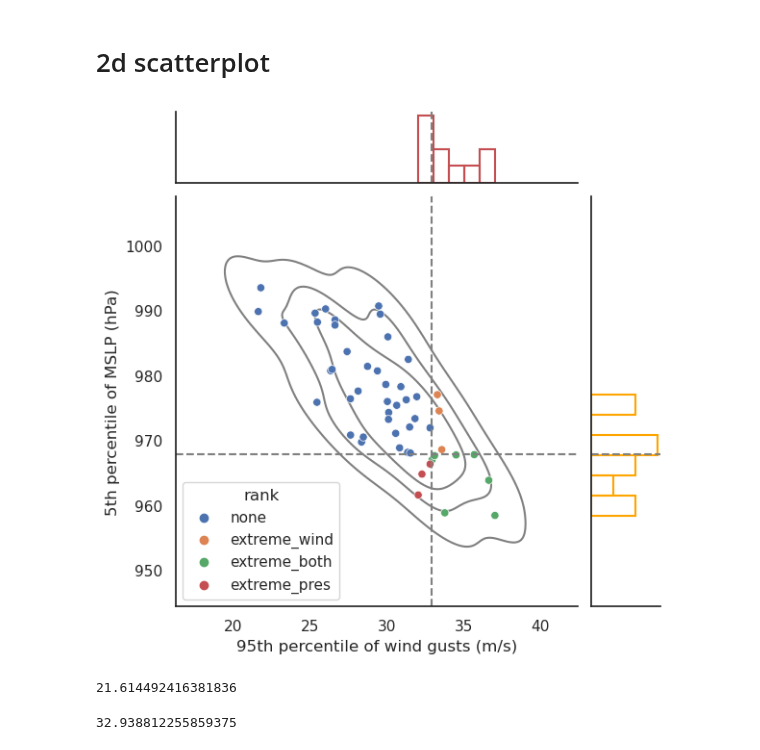
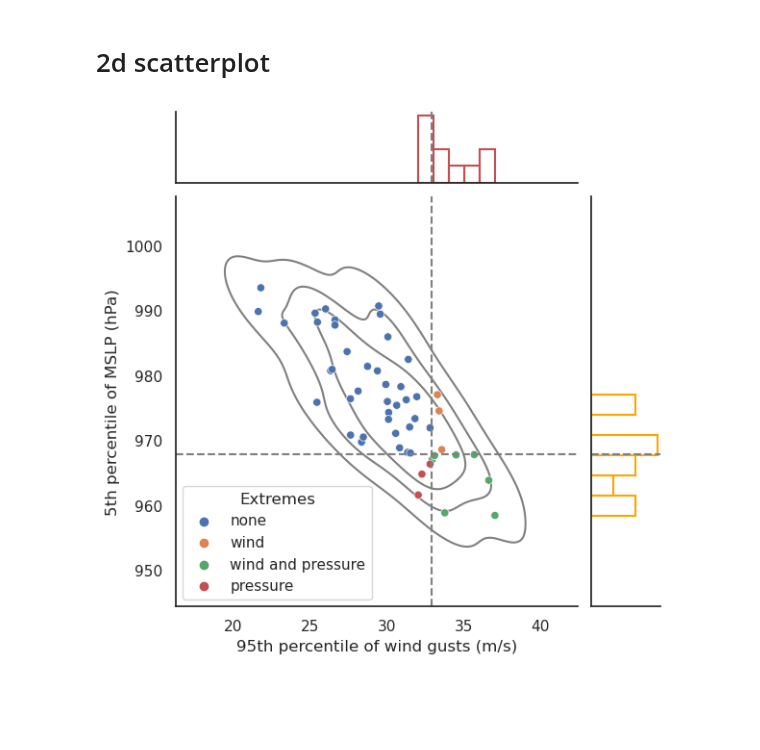
Before and after one commit to shirin-ermis/Storm_Eunice, a Jupyter notebook: notebooks/04_composite_analysis.ipynb, the cells around one changed output. Drawn from its saved outputs; the diff is of its cells as text; code cells hidden in the pictures; blank space fills up the shorter version.

Commit message:
improved legend

```diff
--- a/notebooks/04_composite_analysis.ipynb
+++ b/notebooks/04_composite_analysis.ipynb
@@ -177,33 +177,29 @@ extreme_members = pd.DataFrame(data = {'number':list(range(0,51)),
 # %%
 g = sns.JointGrid(data=extreme_members, x="fg10_95", y="msl_05")
 
-sns.scatterplot(data = extreme_members,  x = 'fg10_95', y = 'msl_05',
+sc = sns.scatterplot(data = extreme_members,  x = 'fg10_95', y = 'msl_05',
                 color = 'black', marker = 'o', hue = 'rank', ax = g.ax_joint)
+new_labels = ['none', 'wind', 'wind and pressure', 'pressure']
+sc.get_legend().set_title('Extremes')
+for t, l in zip(sc.get_legend().texts, new_labels):
+    t.set_text(l)
 
 sns.histplot(data = extreme_members[(extreme_members['rank'].isin(['extreme_pres','extreme_both']))].fg10_95,
             ax = g.ax_marg_x, color = 'r', fill = False)
 
 sns.histplot(data = extreme_members[(extreme_members['rank'].isin(['extreme_wind','extreme_both']))],
              y = 'msl_05',
              ax = g.ax_marg_y, color = 'orange', fill = False)
 
 g.plot_joint(sns.kdeplot, color="grey", zorder=0, levels=[0.05, 0.25, 0.5])
 
 g.refline(x = fg10_95.sortby(fg10_95).values[-10:].min())
 g.refline(y = msl_05.sortby(msl_05).values[:10].max()/100)
 
 sns.despine()
 g.set_axis_labels('95th percentile of wind gusts (m/s)','5th percentile of MSLP (hPa)')
 
 plt.savefig('04_kdeplot_95th-5th-perc-wind-and-pressure.png')
 plt.savefig('04_kdeplot_95th-5th-perc-wind-and-pressure.pdf')
 # %% [output]
-[figure, old version]
+[figure, new version]
-# %%
-fg10_95.values.min()
-# %% [output]
-21.614492416381836
-# %%
-fg10_95.sortby(fg10_95).values[-10:].min()
-# %% [output]
-32.938812255859375
```
Also changed, not shown: 2 other files.
